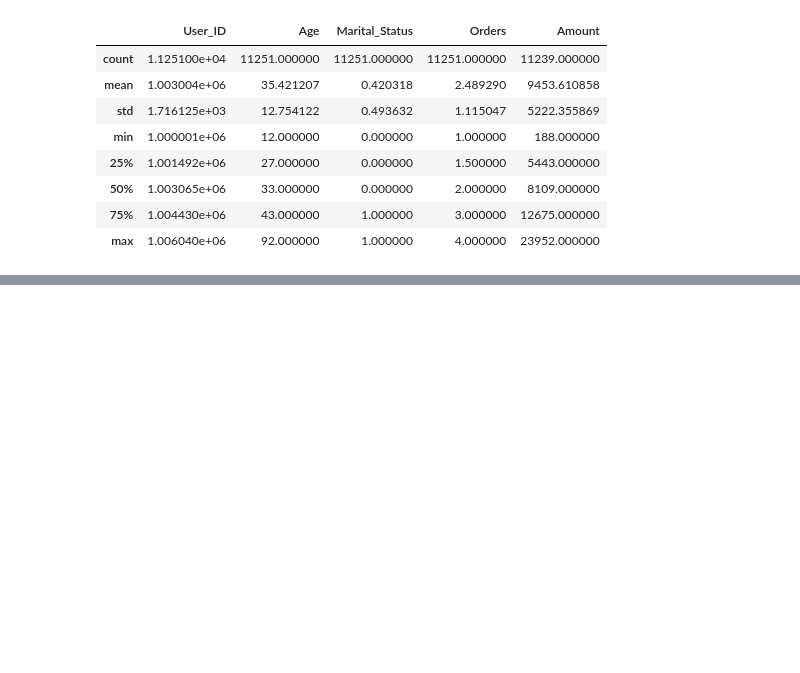
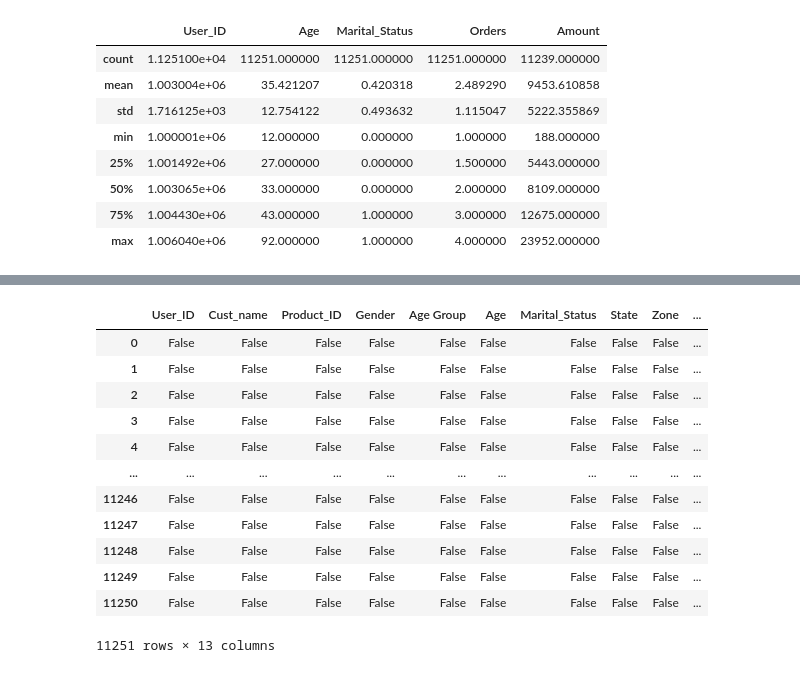
Before and after one commit to SachinPerera20/Sales_Data_Analysis, a Jupyter notebook: Sales_Data_Analysis.ipynb, the cells around one changed output, grey strips where cells are left out. Saved outputs shown, nothing was run; the diff lists cells and outputs as text; code cells hidden in the pictures; blank space fills up the shorter version.

```diff
--- a/Sales_Data_Analysis.ipynb
+++ b/Sales_Data_Analysis.ipynb
@@ -101,0 +118,16 @@ df.describe()
+# %%
+pd.isnull(df)
+# %% [output]
+|  | User_ID | Cust_name | Product_ID | Gender | Age Group | Age | Marital_Status | State | Zone | ... |
+| 0 | False | False | False | False | False | False | False | False | False | ... |
+| 1 | False | False | False | False | False | False | False | False | False | ... |
+| 2 | False | False | False | False | False | False | False | False | False | ... |
+| 3 | False | False | False | False | False | False | False | False | False | ... |
+| 4 | False | False | False | False | False | False | False | False | False | ... |
+| ... | ... | ... | ... | ... | ... | ... | ... | ... | ... | ... |
+| 11246 | False | False | False | False | False | False | False | False | False | ... |
+| 11247 | False | False | False | False | False | False | False | False | False | ... |
+| 11248 | False | False | False | False | False | False | False | False | False | ... |
+| 11249 | False | False | False | False | False | False | False | False | False | ... |
+| 11250 | False | False | False | False | False | False | False | False | False | ... |
+11251 rows × 13 columns
```
Also changed, not shown: parts of 1 cell of this notebook.
